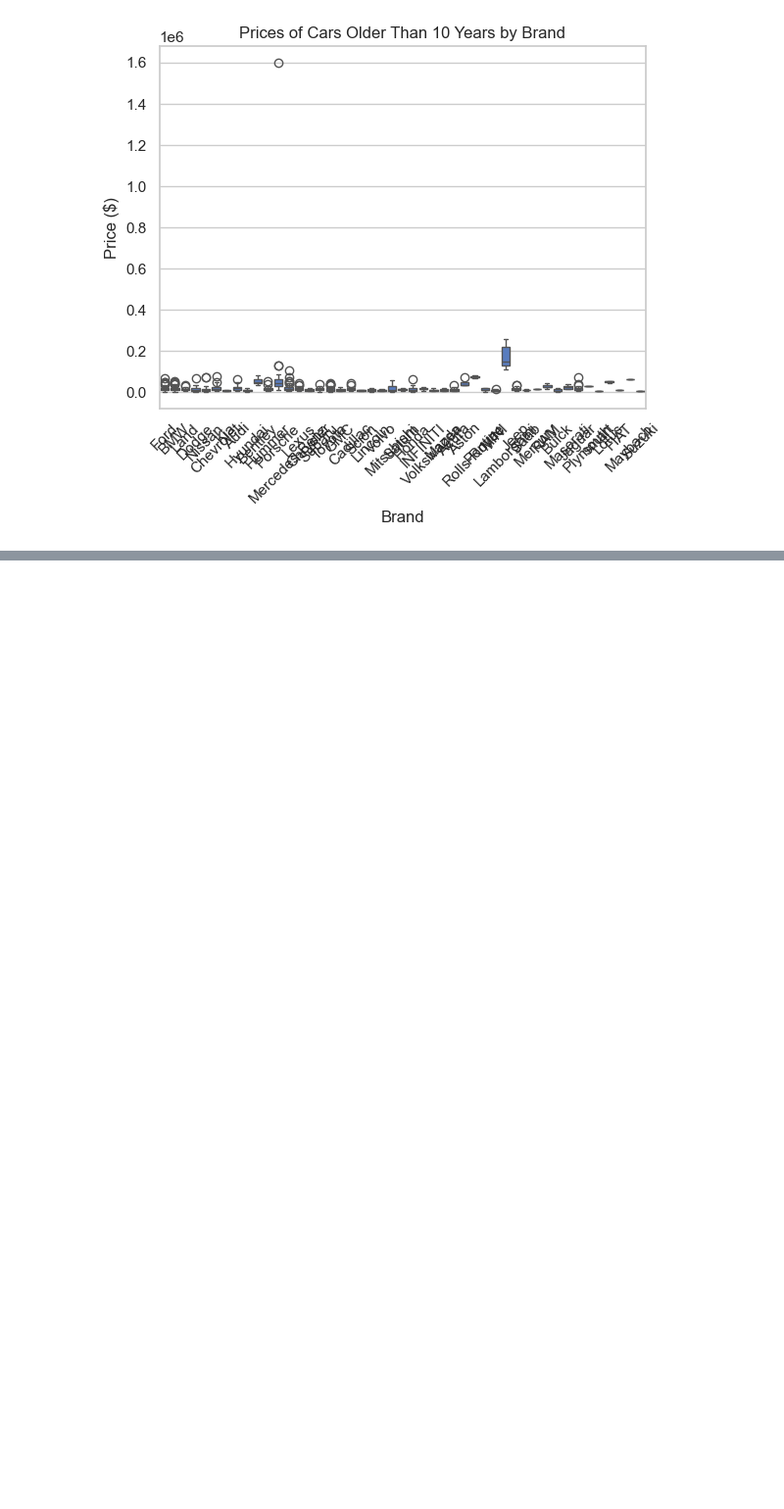
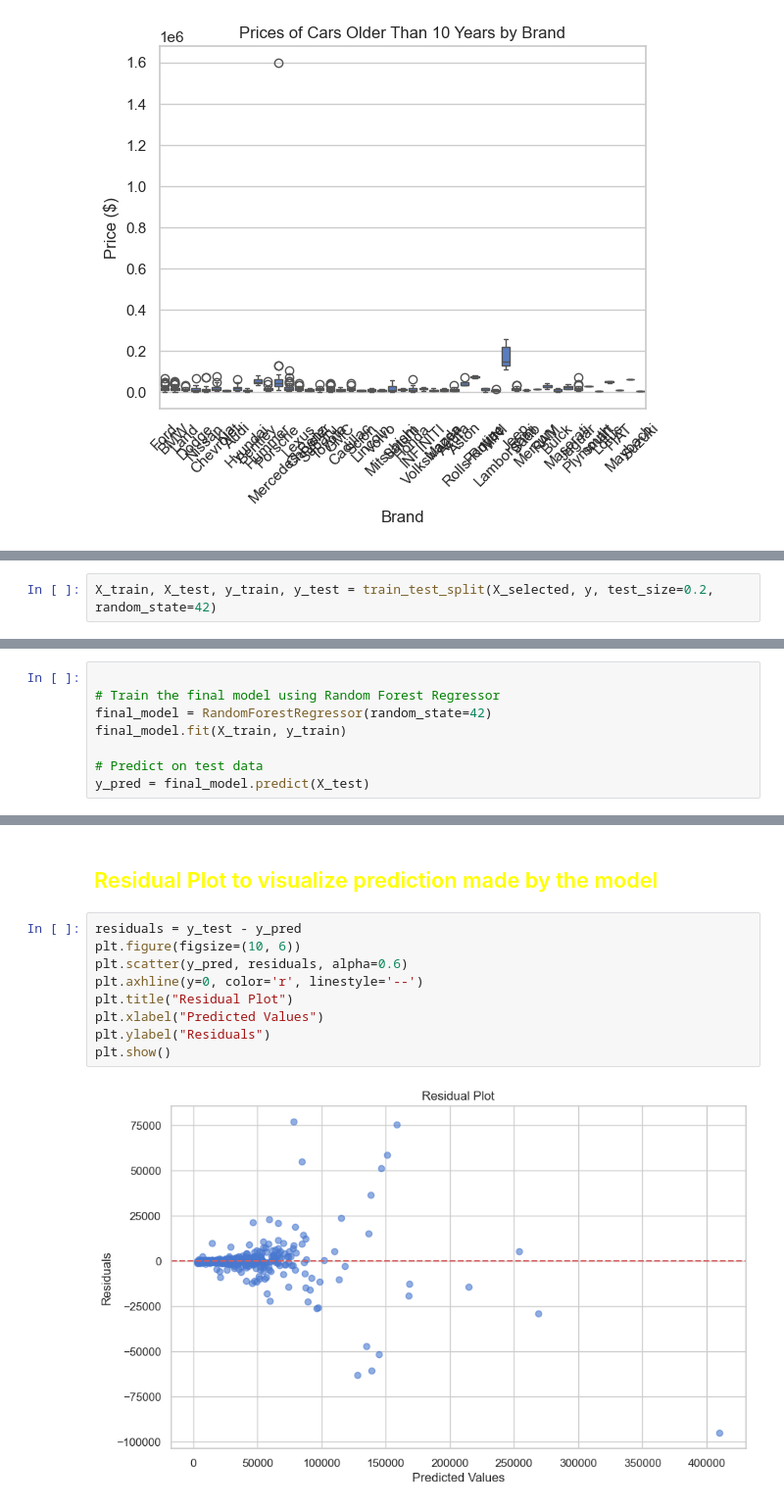
Before and after one commit to Dipu9813/Predict-car-price-DSproject, a Jupyter notebook: KCE080BCT008.ipynb, the cells around one changed output, grey strips where cells are left out. Shown at 98% size. Drawn from its saved outputs; the diff is of its cells as text; blank space fills up the shorter version.

```diff
--- a/KCE080BCT008.ipynb
+++ b/KCE080BCT008.ipynb
@@ -1120,0 +1286,2 @@ selecing features
+# %%
+X_train, X_test, y_train, y_test = train_test_split(X_selected, y, test_size=0.2, random_state=42)
@@ -1120,0 +1290,8 @@ selecing features
+# %%
+
+# Train the final model using Random Forest Regressor
+final_model = RandomForestRegressor(random_state=42)
+final_model.fit(X_train, y_train)
+
+# Predict on test data
+y_pred = final_model.predict(X_test)
@@ -1120,0 +1331,13 @@ selecing features
+# %% [markdown]
+## <span style="color:#ffff00">Residual Plot to visualize prediction made by the model</span>
+# %%
+residuals = y_test - y_pred
+plt.figure(figsize=(10, 6))
+plt.scatter(y_pred, residuals, alpha=0.6)
+plt.axhline(y=0, color='r', linestyle='--')
+plt.title("Residual Plot")
+plt.xlabel("Predicted Values")
+plt.ylabel("Residuals")
+plt.show()
+# %% [output]
+[figure, added]
```
Also changed, not shown: parts of 84 cells of this notebook.
